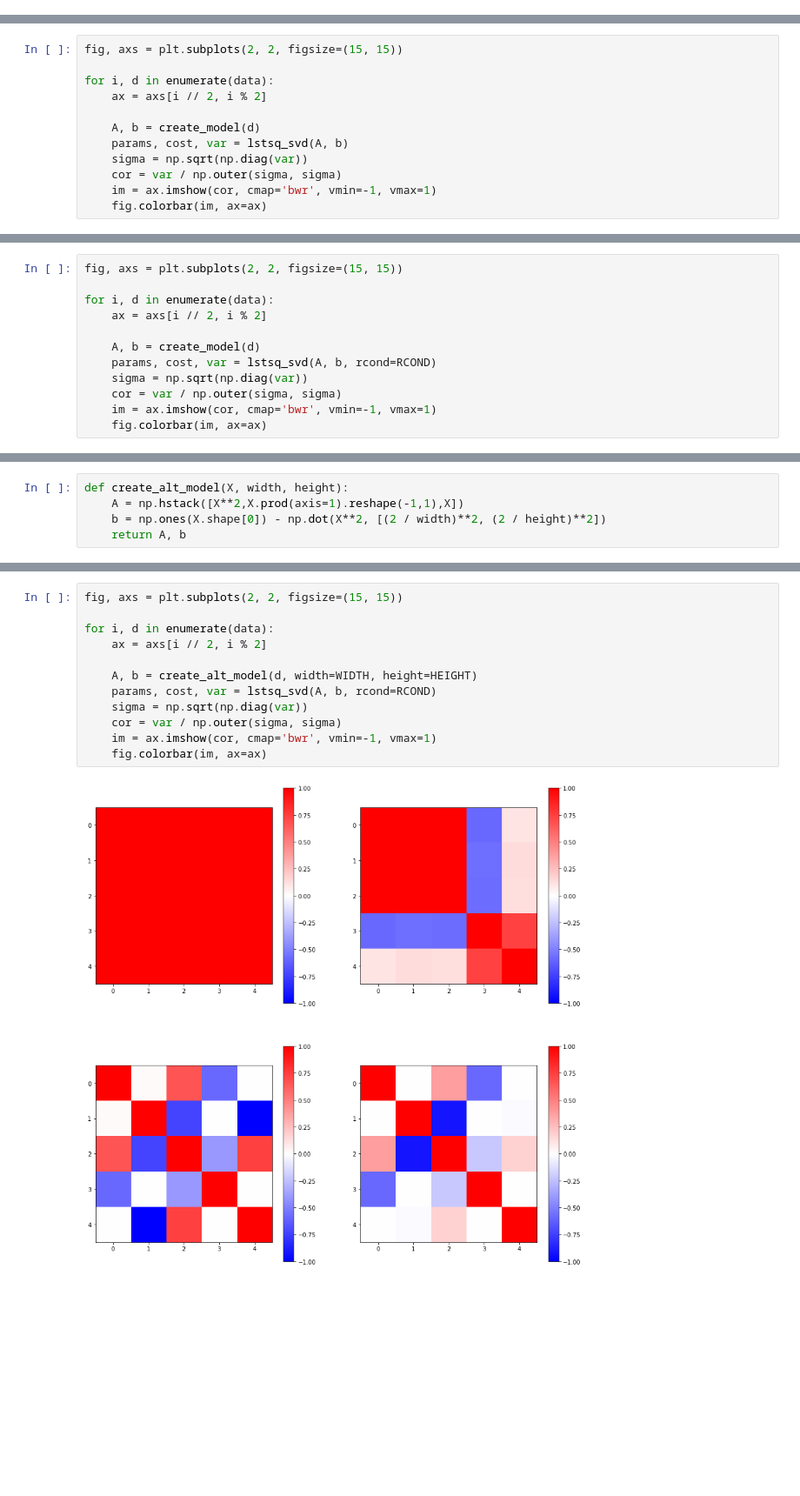
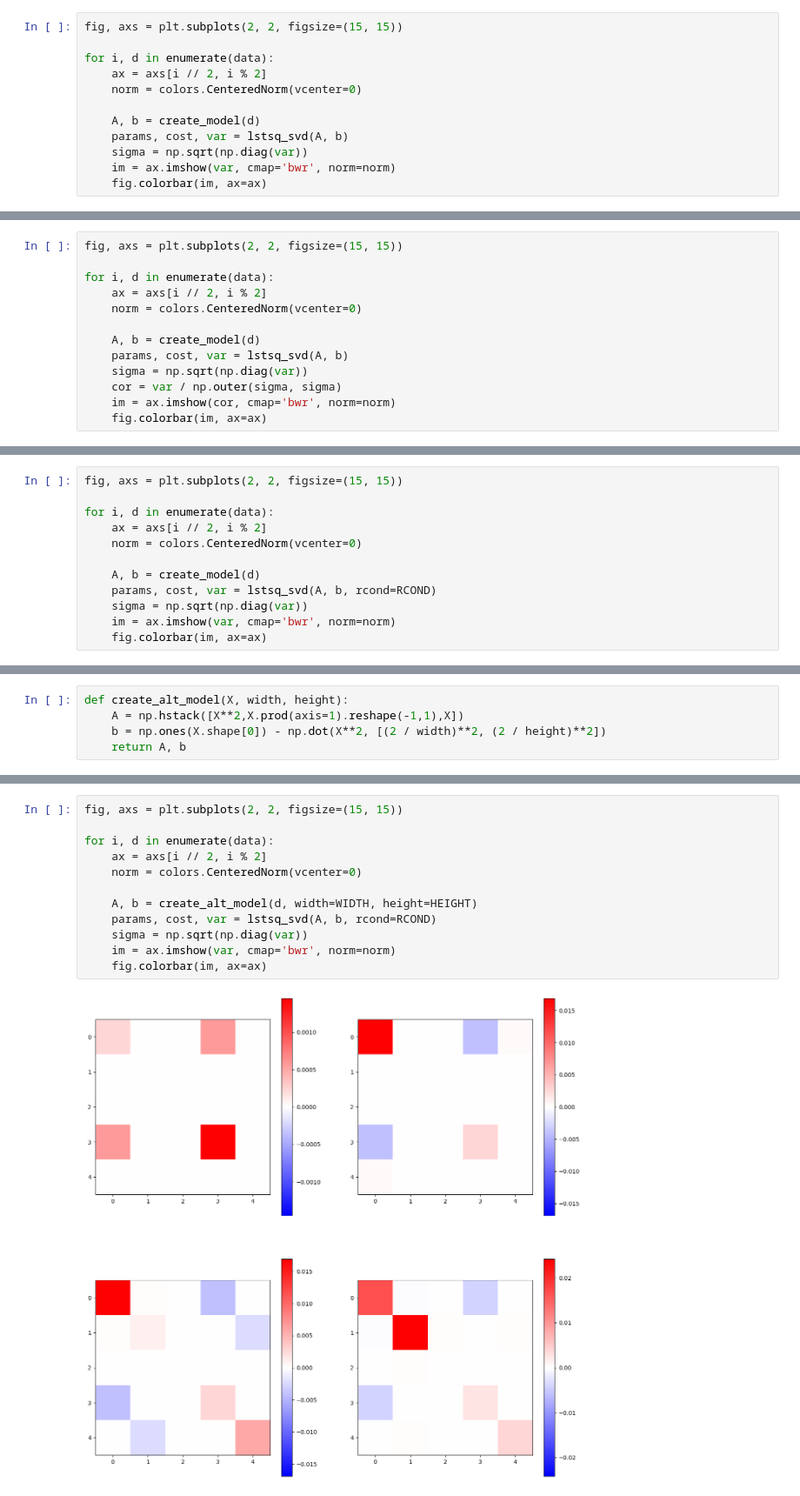
Before and after one commit to pyoadfe/seminars, a Jupyter notebook: ill_posed/ill_posed.ipynb, the cells around one changed output, grey strips where cells are left out. Shown at 87% size. Cells and saved outputs as stored; diff of their text form; blank space fills up the shorter version.

```diff
--- a/ill_posed/ill_posed.ipynb
+++ b/ill_posed/ill_posed.ipynb
@@ -103,0 +113,12 @@ expected = [6.25 6.25 0.   0.   0.  ]
+# %%
+fig, axs = plt.subplots(2, 2, figsize=(15, 15))
+
+for i, d in enumerate(data):
+    ax = axs[i // 2, i % 2]
+    norm = colors.CenteredNorm(vcenter=0)
+
+    A, b = create_model(d)
+    params, cost, var = lstsq_svd(A, b)
+    sigma = np.sqrt(np.diag(var))
+    im = ax.imshow(var, cmap='bwr', norm=norm)
+    fig.colorbar(im, ax=ax)
@@ -106,11 +129,12 @@ fig, axs = plt.subplots(2, 2, figsize=(15, 15))
 
 for i, d in enumerate(data):
     ax = axs[i // 2, i % 2]
+    norm = colors.CenteredNorm(vcenter=0)
 
     A, b = create_model(d)
     params, cost, var = lstsq_svd(A, b)
     sigma = np.sqrt(np.diag(var))
     cor = var / np.outer(sigma, sigma)
-    im = ax.imshow(cor, cmap='bwr', vmin=-1, vmax=1)
+    im = ax.imshow(cor, cmap='bwr', norm=norm)
     fig.colorbar(im, ax=ax)
 # %% [output]
@@ -154,11 +182,11 @@ fig, axs = plt.subplots(2, 2, figsize=(15, 15))
 
 for i, d in enumerate(data):
     ax = axs[i // 2, i % 2]
+    norm = colors.CenteredNorm(vcenter=0)
 
     A, b = create_model(d)
     params, cost, var = lstsq_svd(A, b, rcond=RCOND)
     sigma = np.sqrt(np.diag(var))
-    cor = var / np.outer(sigma, sigma)
-    im = ax.imshow(cor, cmap='bwr', vmin=-1, vmax=1)
+    im = ax.imshow(var, cmap='bwr', norm=norm)
     fig.colorbar(im, ax=ax)
 # %% [output]
@@ -227,14 +259,14 @@ expected = [0 0 0 0 0]
 # %%
 fig, axs = plt.subplots(2, 2, figsize=(15, 15))
 
 for i, d in enumerate(data):
     ax = axs[i // 2, i % 2]
+    norm = colors.CenteredNorm(vcenter=0)
 
     A, b = create_alt_model(d, width=WIDTH, height=HEIGHT)
     params, cost, var = lstsq_svd(A, b, rcond=RCOND)
     sigma = np.sqrt(np.diag(var))
-    cor = var / np.outer(sigma, sigma)
-    im = ax.imshow(cor, cmap='bwr', vmin=-1, vmax=1)
+    im = ax.imshow(var, cmap='bwr', norm=norm)
     fig.colorbar(im, ax=ax)
 # %% [output]
-[figure, old version]
+[figure, new version]
```
Also changed, not shown: parts of 8 cells of this notebook.
